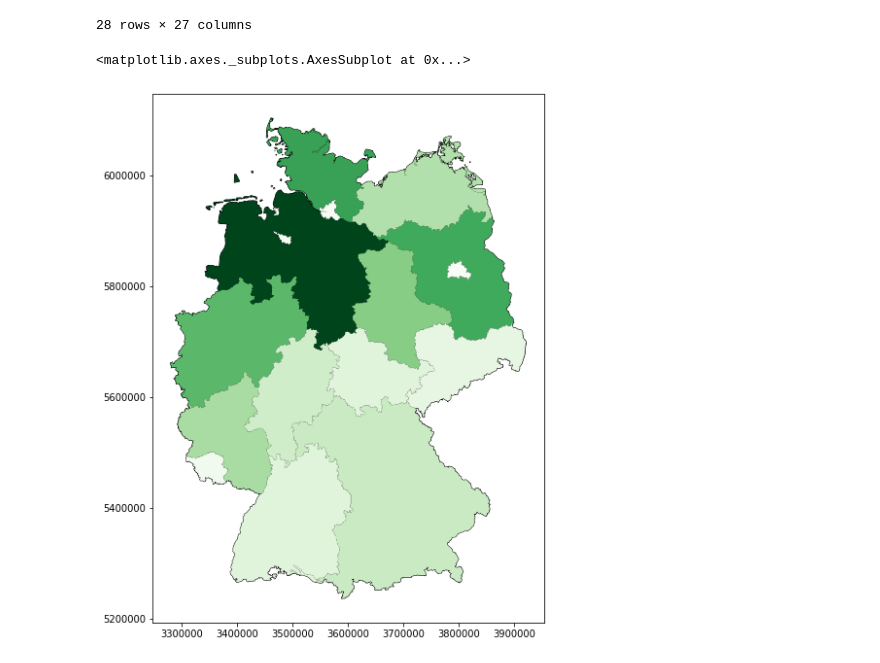
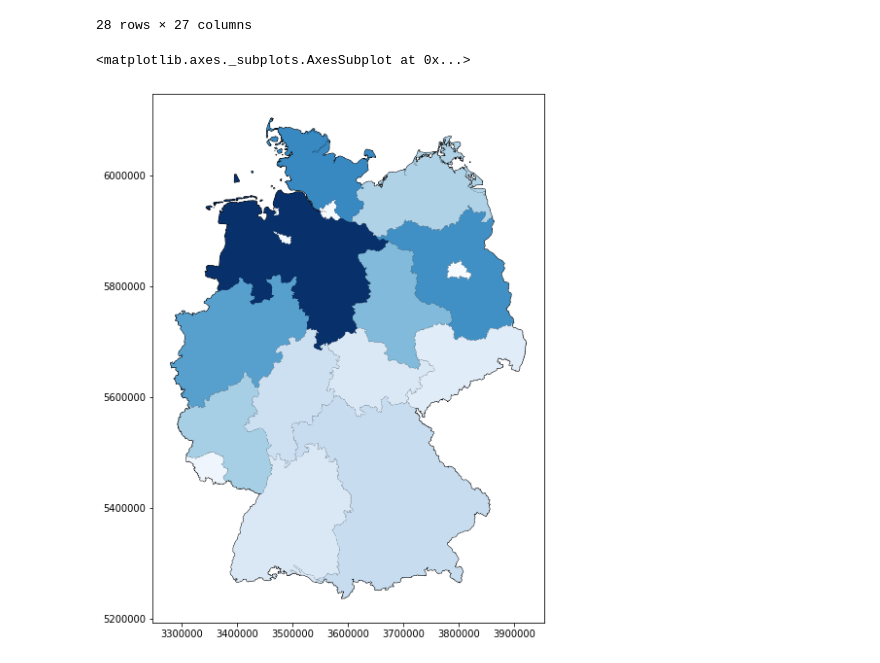
Before and after one commit to OpenEnergyPlatform/open-MaStR, a Jupyter notebook: postprocessing/OEP-oedialect_MaStR_analyse.ipynb, the cells around one changed output. Drawn from its saved outputs; the diff is of its cells as text; code cells hidden in the pictures.

```diff
--- a/postprocessing/OEP-oedialect_MaStR_analyse.ipynb
+++ b/postprocessing/OEP-oedialect_MaStR_analyse.ipynb
@@ -530,7 +532,7 @@ df_mastr_wind_deu_sum
 28 rows × 27 columns
 # %%
 ax = df_lan.plot(figsize=(10, 10), color='white', edgecolor='black')
-df_mastr_wind_deu_sum.plot(column='Bruttoleistung', cmap='Greens', label='Capacity in MW', ax=ax)
+df_mastr_wind_deu_sum.plot(column='Bruttoleistung', cmap='Blues', label='Capacity in MW', ax=ax)
 # %% [output]
 <matplotlib.axes._subplots.AxesSubplot at 0x...>
-[figure, old version]
+[figure, new version]
```
Also changed, not shown: parts of 11 cells of this notebook.
